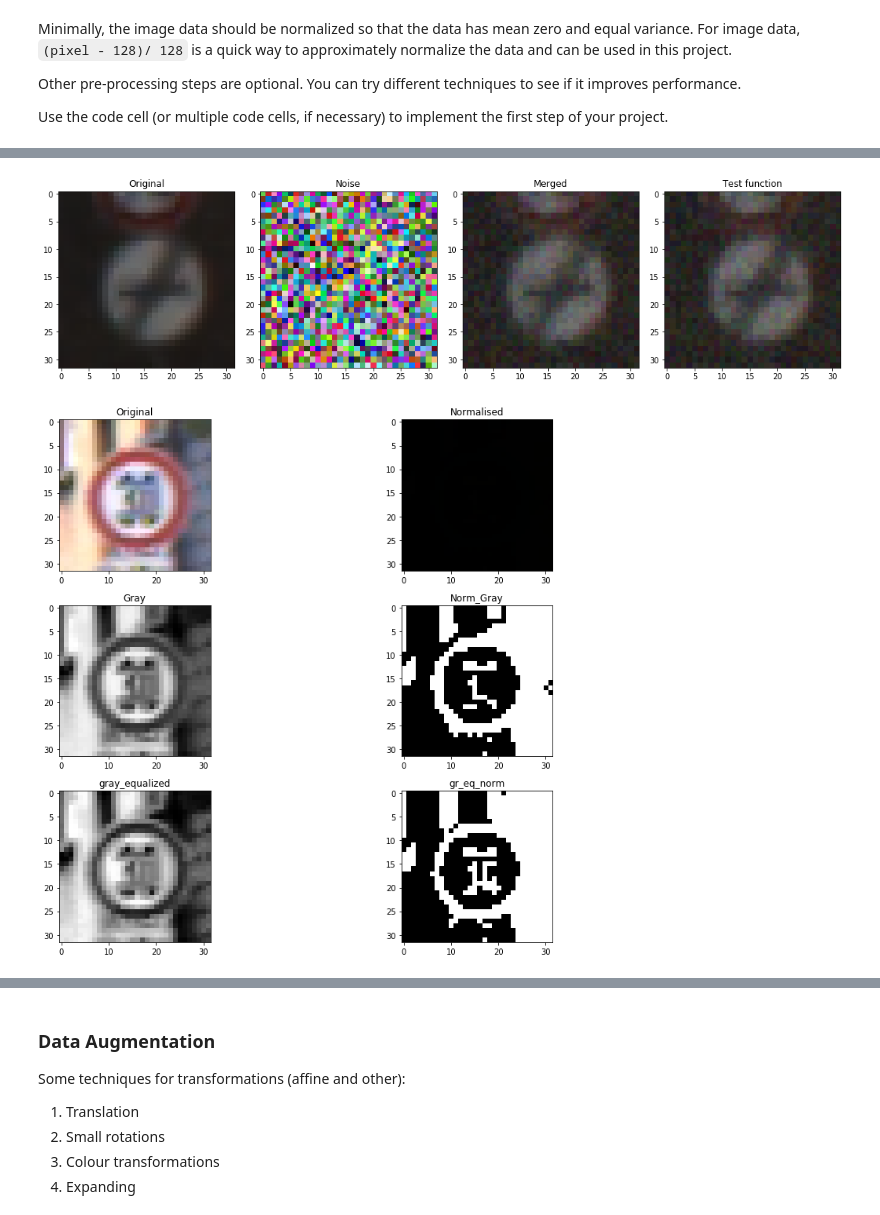
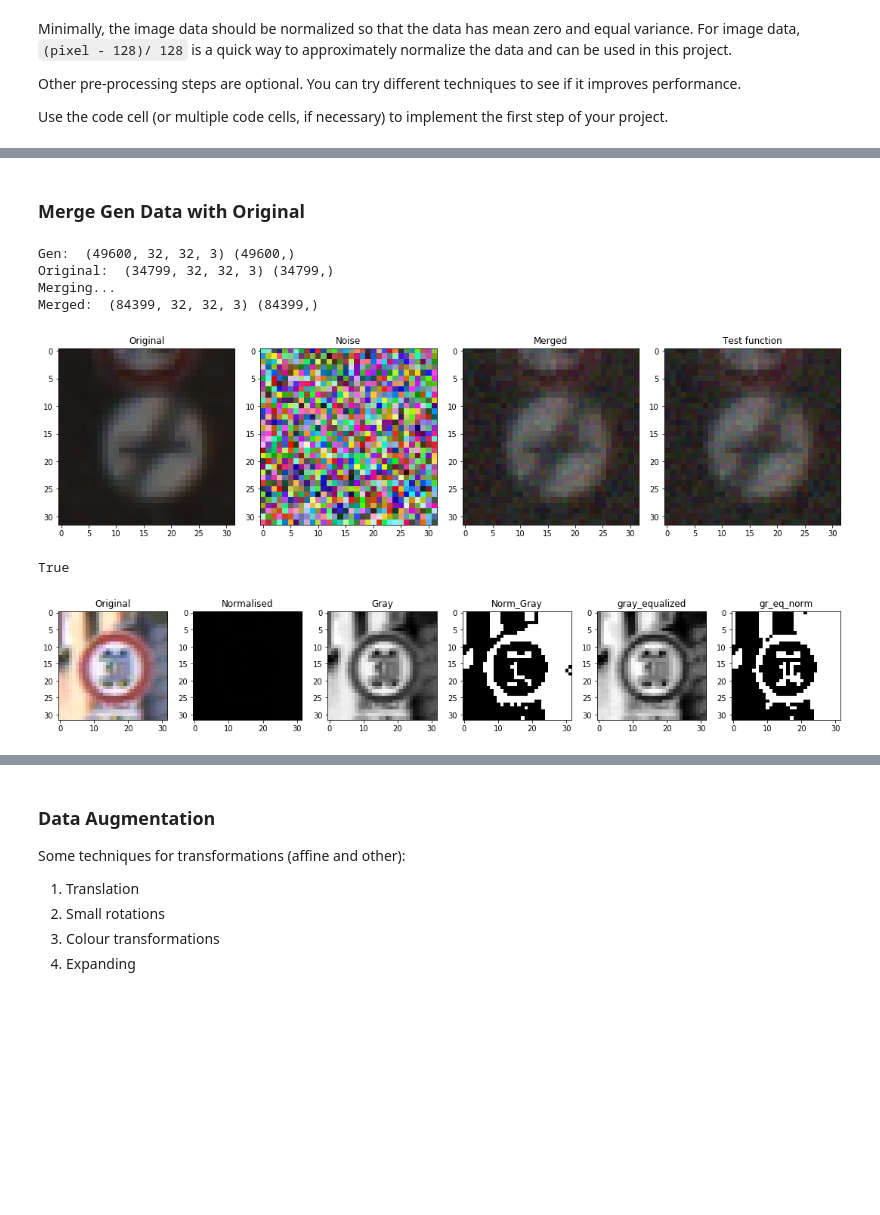
Before and after one commit to JesseSebastianGG/Traffic_Signs_Classifier, a Jupyter notebook: Traffic_Sign_Classifier.ipynb, the cells around one changed output, grey strips where cells are left out. Cells and saved outputs as stored; diff of their text form; code cells hidden in the pictures; blank space fills up the shorter version.

```diff
--- a/Traffic_Sign_Classifier.ipynb
+++ b/Traffic_Sign_Classifier.ipynb
@@ -225,0 +283,19 @@ def add_Gauss_noise(img, color=True, rate=0.1):
+# %%
+# Which data do we need to supplement (artifically)?
+
+# Plot table of labels and frequencies (optional: meaning)
+# Create dictionary? storing label code as name and count as value
+d_train = np.zeros((43))
+for i in range(43):
+    fre = sum(y_train==i)
+    d_train[i]=fre
+
+d_valid = np.zeros((43))
+for i in range(43):
+    fre = sum(y_valid==i)
+    d_valid[i]=fre
+
+d_test = np.zeros((43))
+for i in range(43):
+    fre = sum(y_test==i)
+    d_test[i]=fre
@@ -226,7 +385,33 @@ def add_Gauss_noise(img, color=True, rate=0.1):
+# %% [markdown]
+### Merge Gen Data with Original
+# %%
+# Convert
+generated_image_array = np.asarray(generated_image_list)
+gen_labels_array      = np.asarray(gen_labels_list)
+
+print("Gen: ", generated_image_array.shape, gen_labels_array.shape)
+print("Original: ", X_train.shape, y_train.shape)
+print("Merging...")
+merged_images = np.concatenate((X_train, generated_image_array),axis=0)
+merged_labels = np.concatenate((y_train, gen_labels_array),axis=0)
+
+print("Merged: ", merged_images.shape, merged_labels.shape)
+# %% [output]
+Gen:  (49600, 32, 32, 3) (49600,)
+Original:  (34799, 32, 32, 3) (34799,)
+Merging...
+Merged:  (84399, 32, 32, 3) (84399,)
 # %%
 # Visualization of Noise-Adding Process
 
-img = X_train[0]
+img = X_train[0]; color=True; rate=0.1
+np.random.seed(seed=seed)
+ones = np.ones_like(img)
+if color:
+    noise = (np.random.randn(ones.shape[0], ones.shape[1], ones.shape[2])*128+128).astype(np.uint8)
+else:
+    noise = (np.random.randn(ones.shape[0])*128+128).astype(np.uint8)
+merged = merge(img_1=img, alpha=1-rate, img_2=noise, beta=rate, gamma=0)
 
 fig = plt.figure(figsize=(15,15))
 
@@ -252,47 +437,50 @@ plt.imshow(pic_4)
 
 plt.tight_layout()
 plt.show()
+
+print(np.min(pic_4==pic_3))
 # %% [output]
-[figure, old version]
+[figure, new version]
+True
 # %%
-# Visualization of Graying Process
+# Visualization of Graying Process - Experiments
 
-def viz(index=0):
+def viz_gray(index=0):
     fig = plt.figure(figsize=(15,10))
 
     img_1 = X_test[index]
-    a = fig.add_subplot(321)
+    a = fig.add_subplot(161)
     a.set_title('Original')
     plt.imshow(img_1)
 
     img_2 = norm_basic(img_1)
-    a = fig.add_subplot(322)
+    a = fig.add_subplot(162)
     a.set_title('Normalised')
     plt.imshow(img_2)
 
     img_3 = gray(img_1).astype(np.uint8)
-    a = fig.add_subplot(323)
+    a = fig.add_subplot(163)
     a.set_title('Gray')
     plt.imshow(img_3,cmap='gray')
 
     img_4 = gray(img_2).astype(np.uint8)
-    a = fig.add_subplot(324)
+    a = fig.add_subplot(164)
     a.set_title('Norm_Gray')
     plt.imshow(img_4,cmap='gray')
 
     img_5 = equalize(img_3)
-    a = fig.add_subplot(325)
+    a = fig.add_subplot(165)
     a.set_title('gray_equalized')
     plt.imshow(img_5, cmap='gray')
 
     test = norm_basic(img_5)
     test = test.astype(np.uint8)
-    a = fig.add_subplot(326)
+    a = fig.add_subplot(166)
     a.set_title('gr_eq_norm')
     plt.imshow(test, cmap='gray')
 
     plt.tight_layout()
     plt.show()
-viz(100)
+viz_gray(100)
 # %% [output]
-[figure, old version]
+[figure, new version]
```
Also changed, not shown: parts of 26 cells of this notebook, 21 other files.
